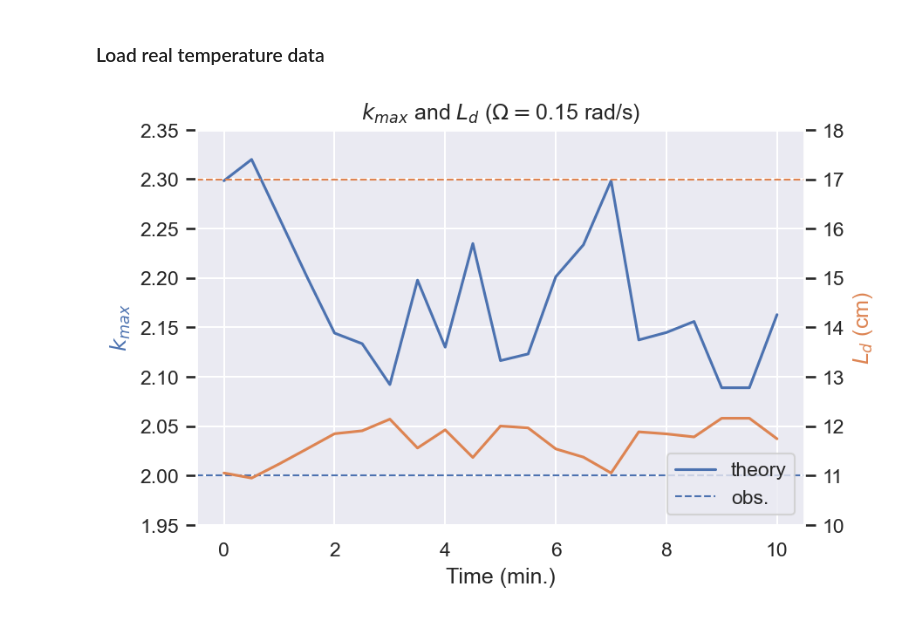
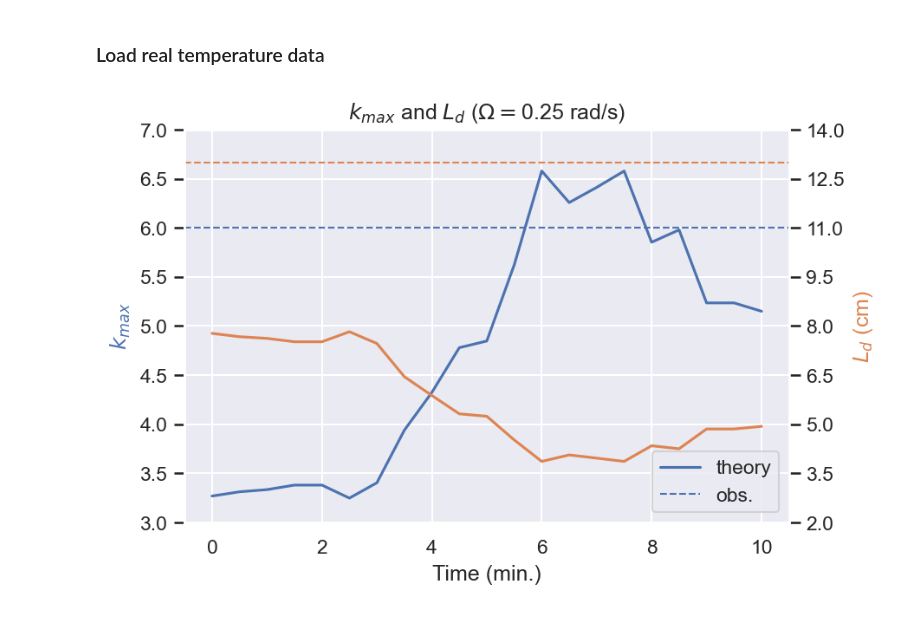
Before and after one commit to ktcarr/12.843, a Jupyter notebook: lab4/analysis.ipynb, the cells around one changed output. Saved outputs shown, nothing was run; the diff lists cells and outputs as text; code cells hidden in the pictures.

Commit message:
new func. to compute buoyancy freuqency

```diff
--- a/lab4/analysis.ipynb
+++ b/lab4/analysis.ipynb
@@ -112,13 +112,14 @@ time_s   = T_data[100].iloc[:,0].values
 time_min = time_s/60
 # %%
 def get_N0(T,p):
-    '''Compute buoyancy frequency given Temperature and pressure.
-    Each column corresponds to different sensor'''
-    SA  = np.zeros_like(T)              # salinity = 0
-    p   = np.tile(p, (T.shape[0],1))      # reshape to match temperature
-    CT  = gsw.CT_from_t(SA,  T, p) # conservative temperature
-    N2,_= gsw.Nsquared( SA, CT, p, axis=1)   # buoyancy frequency squared
-    return np.sqrt(N2)
+    '''Compute buoyancy frequency given Temperature at two depths, using custom function.
+    First col of {T,p} is {T,p} at upper sensor'''
+    a  = 2e-4 # K^{-1}
+    g  = 9.8  #m/s^2
+    dT = T[:,0]-T[:,1] # upper temperature minus lower temperature
+    dz = np.tile(p[:,1]-p[:,0], (dT.shape[0])) # lower pressure minus upper pressure
+    N2 = 2*g / dz * (a*dT)/(2+a*dT)
+    return np.sqrt(N2)[:,None]
 
 def get_f0(R):
     '''Compute f0 based on "R" value'''
@@ -158,7 +159,7 @@ def compute_kappa(r):
 results = np.stack([np.stack(compute_kappa(r),axis=2) for r in R_vals], axis=2)
 kappas, Lds = results[...,0], results[...,1]
 # %%
-ri    = 2    # index of rotation rate
+ri    = 1    # index of rotation rate
 si    = -2    # index of sensor
 Ld_est= 13
 alpha=.05 # plotting hyper-params
@@ -168,31 +169,31 @@ k_obss = [8, 6, 2, np.nan]
 Ld_obss= [5, 13,17,np.nan]
 k_est  = k_obss[ri]
 Ld_est = Ld_obss[ri]
 
 colors = sns.color_palette()
 fig,ax = plt.subplots()
 f0 = get_f0(R_vals[ri])
 ax.set_title(r'$k_{max}$ and $L_d$ ($\Omega=$'+f'{f0/2:.2f} rad/s)')
 
 ### plot k
 ax.plot(time_min, kappas[:,si,ri], c=colors[0], label='theory')
 ax.axhline(k_est, c=colors[0],ls='--', label='obs.', lw=lw)
 ax.set_ylabel(r'$k_{max}$', c=colors[0])
 ax.set_xlabel('Time (min.)')
 # ax.set_ylim([0,30])
 
 ### plot Ld
 ax2 = ax.twinx()
 ax2.grid(False)
 ax2.plot(time_min, 100*Lds[:,si,ri], label='L_d', c=colors[1])
 ax2.axhline(Ld_est, c=colors[1],ls='--', lw=lw)
 ax2.set_ylabel(r'$L_d$ (cm)', c=colors[1])
 # ax2.set_ylim([0,6])
 
 ax.set_yticks(np.linspace(ax.get_yticks()[0], ax.get_yticks()[-1], len(ax.get_yticks())))
 ax2.set_yticks(np.linspace(ax2.get_yticks()[0], ax2.get_yticks()[-1], len(ax.get_yticks())))
 
 ax.legend(loc='lower right')
 plt.show()
 # %% [output]
-[figure, old version]
+[figure, new version]
```
Also changed, not shown: parts of 2 cells of this notebook.
